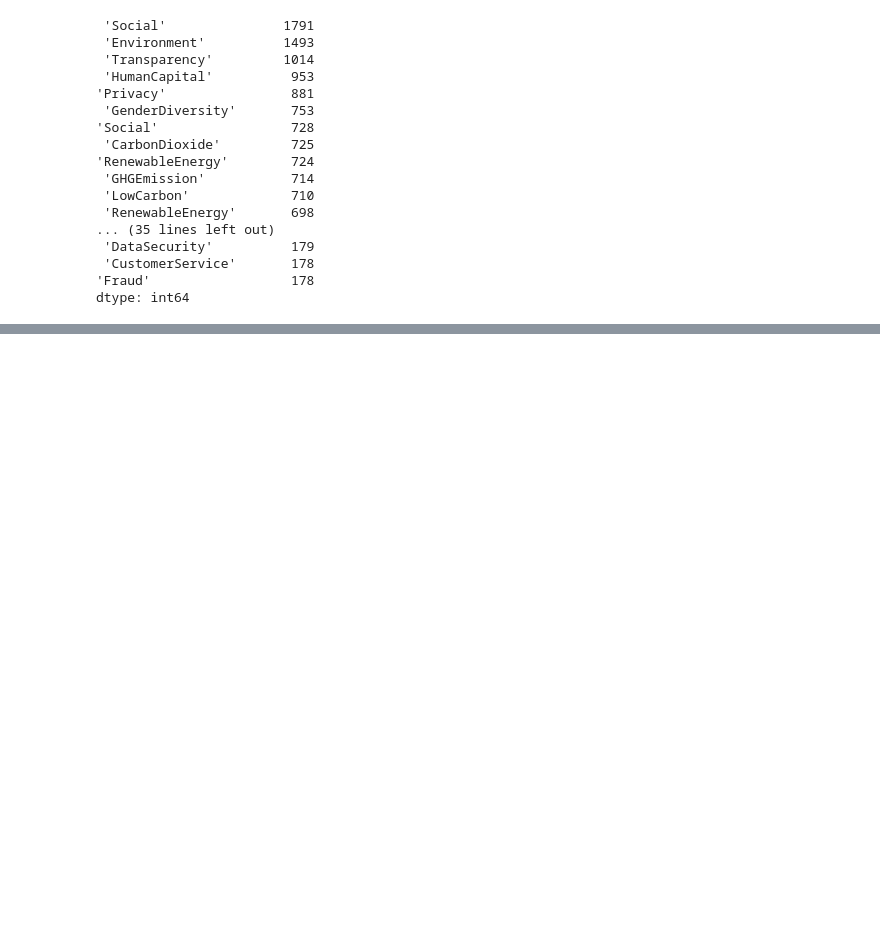
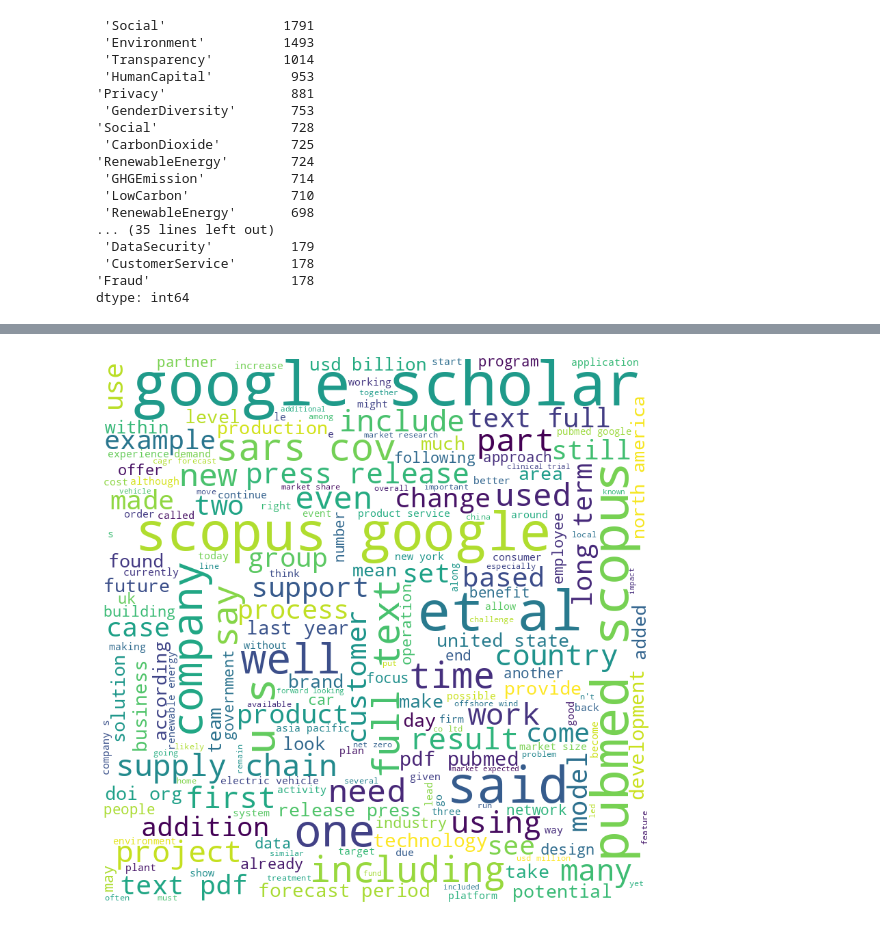
Before and after one commit to GeraldL19/Final-Year-Project-2024, a Jupyter notebook: DAX_trial_23_10_07.ipynb, the cells around one changed output, grey strips where cells are left out. Drawn from its saved outputs; the diff is of its cells as text; code cells hidden in the pictures; blank space fills up the shorter version.

```diff
--- a/DAX_trial_23_10_07.ipynb
+++ b/DAX_trial_23_10_07.ipynb
@@ -128,0 +164,20 @@ dtype: int64
+# %%
+# create preprocess_text function
+def preprocess_text(text):
+    # Tokenize the text
+    tokens = word_tokenize(text.lower())
+
+    # Remove stop words
+    filtered_tokens = [token for token in tokens if token not in stopwords.words('english')]
+
+    # Lemmatize the tokens
+    lemmatizer = WordNetLemmatizer()
+    lemmatized_tokens = [lemmatizer.lemmatize(token) for token in filtered_tokens]
+
+    # Join the tokens back into a string
+    processed_text = ' '.join(lemmatized_tokens)
+    return processed_text
+
+# apply the function df
+filtered_df['cleanText'] = filtered_df['content'].apply(preprocess_text)
+filtered_df
@@ -128,0 +206,33 @@ dtype: int64
+# %%
+comment_words = ''
+stopwords = set(STOPWORDS)
+
+# iterate through the csv file
+for val in filtered_df.cleanText:
+
+    # typecaste each val to string
+    val = str(val)
+
+    # split the value
+    tokens = val.split()
+
+    # Converts each token into lowercase
+    for i in range(len(tokens)):
+        tokens[i] = tokens[i].lower()
+
+    comment_words += " ".join(tokens)+" "
+
+wordcloud = WordCloud(width = 800, height = 800,
+                background_color ='white',
+                stopwords = stopwords,
+                min_font_size = 10).generate(comment_words)
+
+# plot the WordCloud image
+plt.figure(figsize = (8, 8), facecolor = None)
+plt.imshow(wordcloud)
+plt.axis("off")
+plt.tight_layout(pad = 0)
+
+plt.show()
+# %% [output]
+[figure, added]
```
Also changed, not shown: parts of 17 cells of this notebook.
